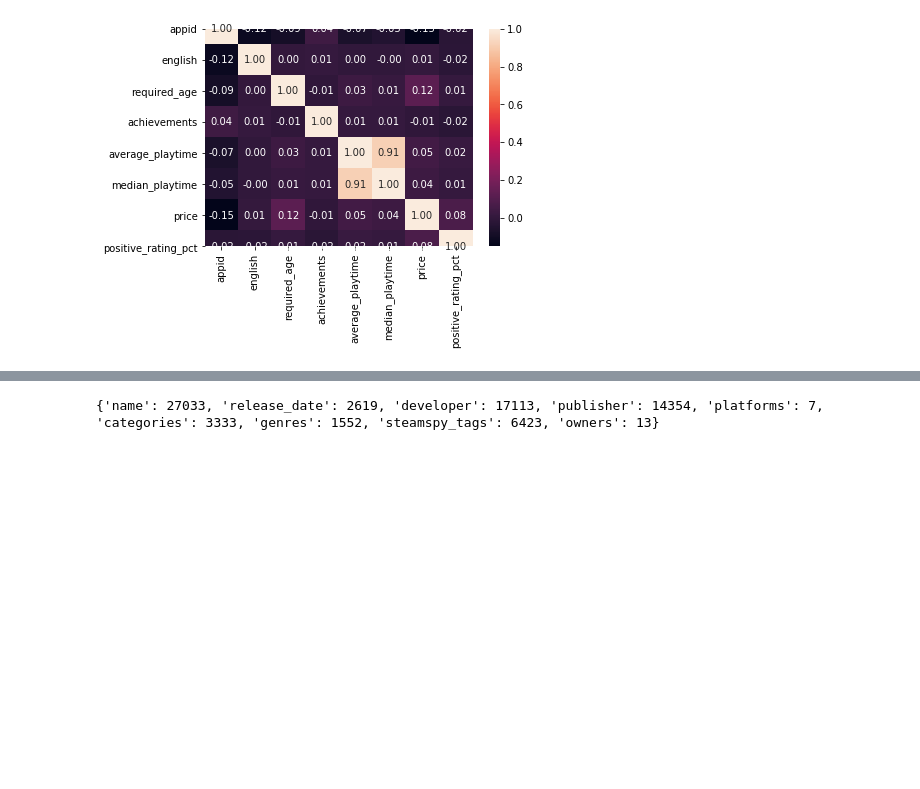
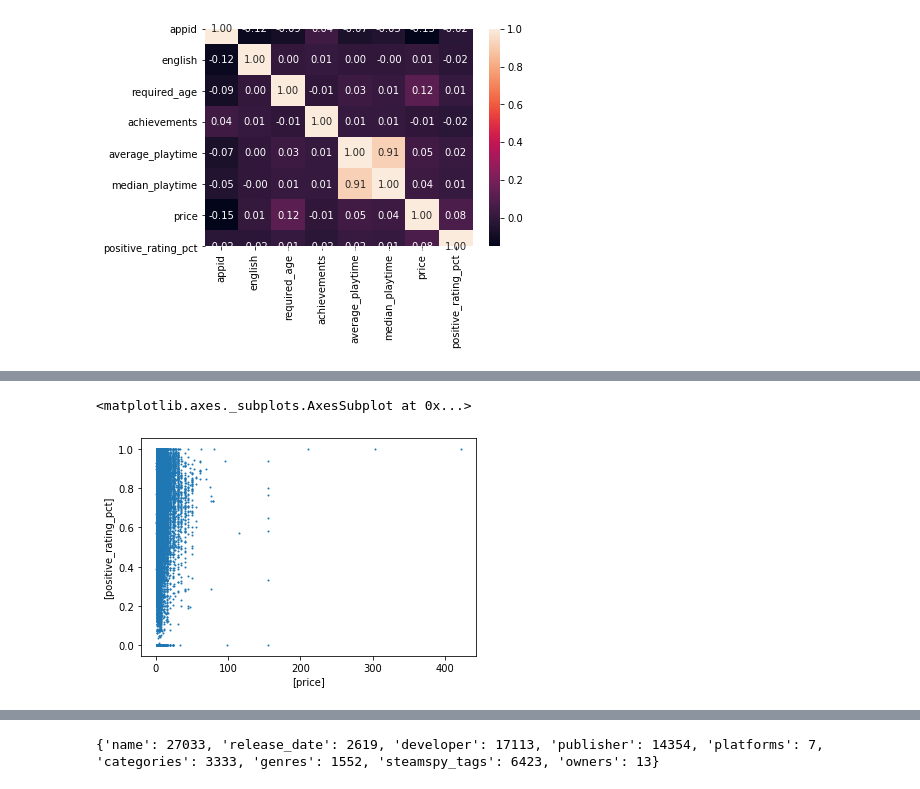
Before and after one commit to Benk195/Steam-Predictions, a Jupyter notebook: Steam Ratings.ipynb, the cells around one changed output, grey strips where cells are left out. Cells and saved outputs as stored; diff of their text form; code cells hidden in the pictures; blank space fills up the shorter version.

```diff
--- a/Steam Ratings.ipynb
+++ b/Steam Ratings.ipynb
@@ -93,0 +94,10 @@ def create_dummy_df(df, cat_cols):
+# %%
+#Price comparison data, we remove 0 values as Steam contains many free games which may skew the results
+df_analysis = df.loc[:, ['price', 'positive_rating_pct']]
+df_analysis = df_analysis.loc[df['price'] > 0]
+# %%
+df_analysis.plot.scatter(x=['price'], y=['positive_rating_pct'], s=1)
+#It seems we have some extreme outliers, lets remove those
+# %% [output]
+<matplotlib.axes._subplots.AxesSubplot at 0x...>
+[figure, added]
```
Also changed, not shown: parts of 9 cells of this notebook, 1 other file.
